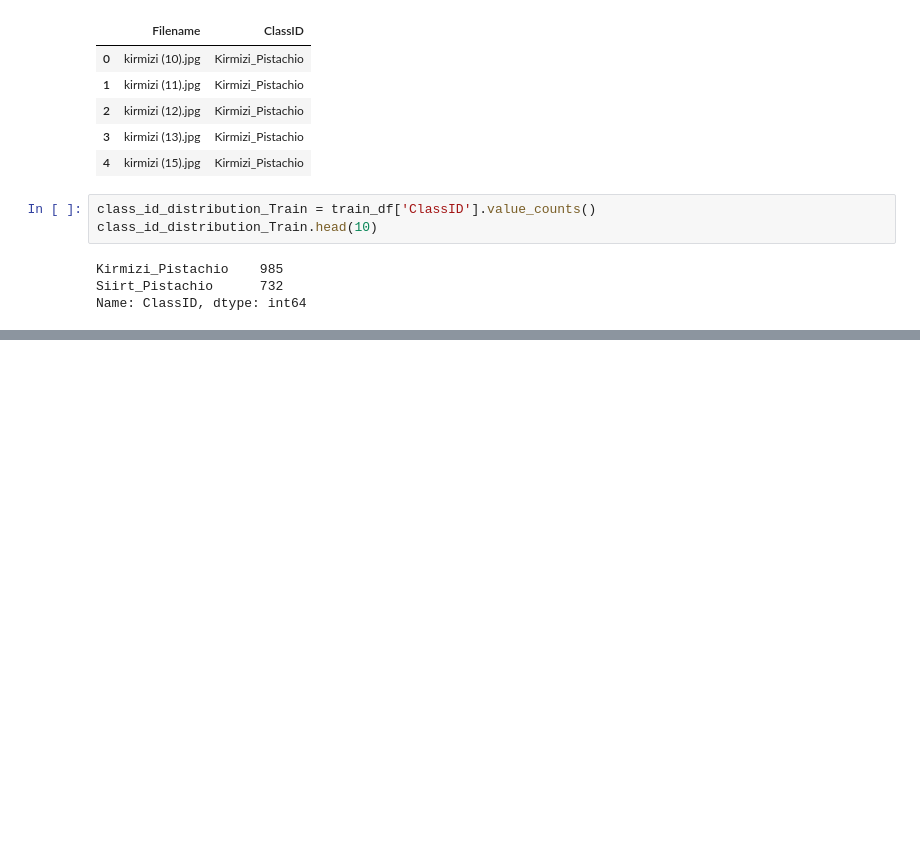
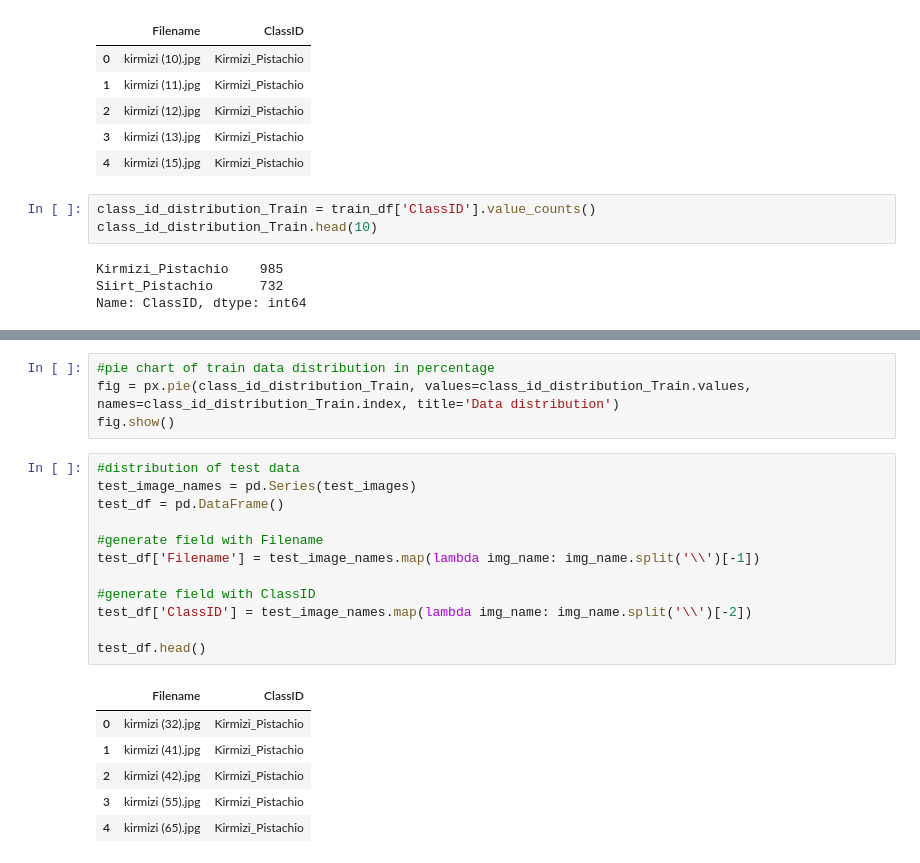
Before and after one commit to mynamescheff/pistaccio, a Jupyter notebook: pistaczjo_eda.ipynb, the cells around one changed output, grey strips where cells are left out. Saved outputs shown, nothing was run; the diff lists cells and outputs as text; blank space fills up the shorter version.

```diff
--- a/pistaczjo_eda.ipynb
+++ b/pistaczjo_eda.ipynb
@@ -172,0 +174,23 @@ Name: ClassID, dtype: int64
+# %%
+#pie chart of train data distribution in percentage
+fig = px.pie(class_id_distribution_Train, values=class_id_distribution_Train.values, names=class_id_distribution_Train.index, title='Data distribution')
+fig.show()
+# %%
+#distribution of test data
+test_image_names = pd.Series(test_images)
+test_df = pd.DataFrame()
+
+#generate field with Filename
+test_df['Filename'] = test_image_names.map(lambda img_name: img_name.split('\\')[-1])
+
+#generate field with ClassID
+test_df['ClassID'] = test_image_names.map(lambda img_name: img_name.split('\\')[-2])
+
+test_df.head()
+# %% [output]
+|  | Filename | ClassID |
+| 0 | kirmizi (32).jpg | Kirmizi_Pistachio |
+| 1 | kirmizi (41).jpg | Kirmizi_Pistachio |
+| 2 | kirmizi (42).jpg | Kirmizi_Pistachio |
+| 3 | kirmizi (55).jpg | Kirmizi_Pistachio |
+| 4 | kirmizi (65).jpg | Kirmizi_Pistachio |
```
Also changed, not shown: parts of 12 cells of this notebook.
